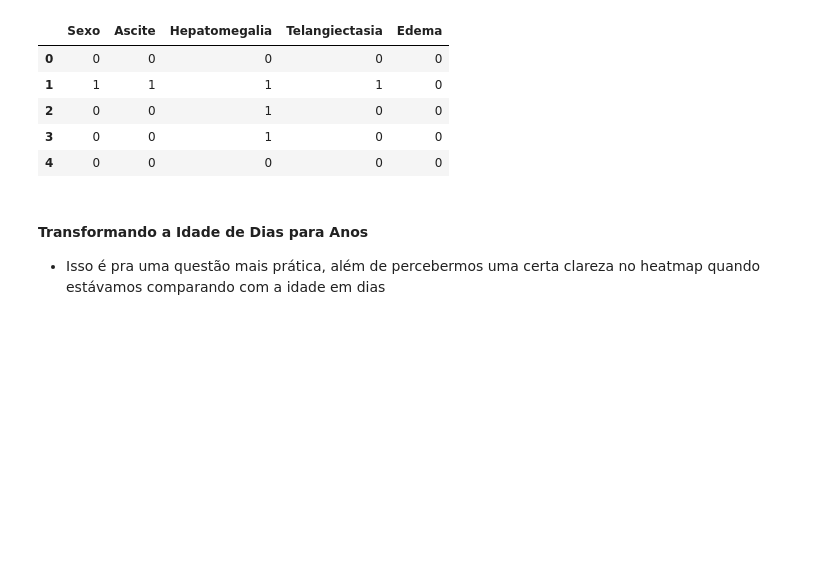
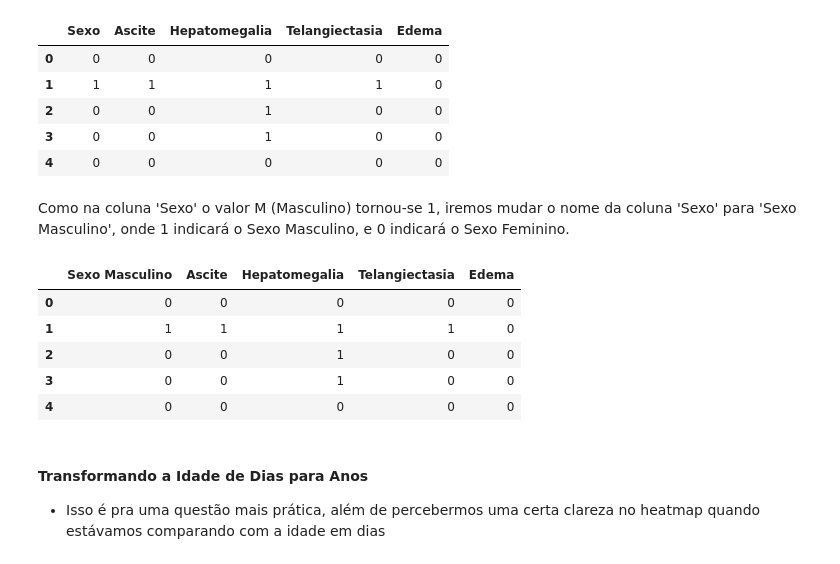
Before and after one commit to rodrigo0567/Cirrosifier-TRAINEES1, a Jupyter notebook: notebooks/classificacao_estagio.ipynb, the cells around one changed output. Cells and saved outputs as stored; diff of their text form; code cells hidden in the pictures; blank space fills up the shorter version.

```diff
--- a/notebooks/classificacao_estagio.ipynb
+++ b/notebooks/classificacao_estagio.ipynb
@@ -58,6 +58,26 @@ df[categoric_columns].head()
 | 2 | 0 | 0 | 1 | 0 | 0 |
 | 3 | 0 | 0 | 1 | 0 | 0 |
 | 4 | 0 | 0 | 0 | 0 | 0 |
+# %% [markdown]
+Como na coluna 'Sexo' o valor M (Masculino) tornou-se 1, iremos mudar o nome da coluna 'Sexo' para 'Sexo Masculino', onde 1 indicará o Sexo Masculino, e 0 indicará o Sexo Feminino.
+# %%
+df.rename(
+    columns={'Sexo':'Sexo Masculino'}, # Mudando 'Sexo' para 'Sexo Masculino',
+    inplace=True # Realiza a mudança no prórprio df
+)
+
+# Atualizando a lista de colunas categóricas
+categoric_columns.remove('Sexo')
+categoric_columns.insert(0,'Sexo Masculino')
+
+df[categoric_columns].head()
+# %% [output]
+|  | Sexo Masculino | Ascite | Hepatomegalia | Telangiectasia | Edema |
+| 0 | 0 | 0 | 0 | 0 | 0 |
+| 1 | 1 | 1 | 1 | 1 | 0 |
+| 2 | 0 | 0 | 1 | 0 | 0 |
+| 3 | 0 | 0 | 1 | 0 | 0 |
+| 4 | 0 | 0 | 0 | 0 | 0 |
 # %% [markdown]
 #### **Transformando a Idade de Dias para Anos**
 * Isso é pra uma questão mais prática, além de percebermos uma certa clareza no heatmap quando estávamos comparando com a idade em dias
```
Also changed, not shown: parts of 24 cells of this notebook, 2 other files.
